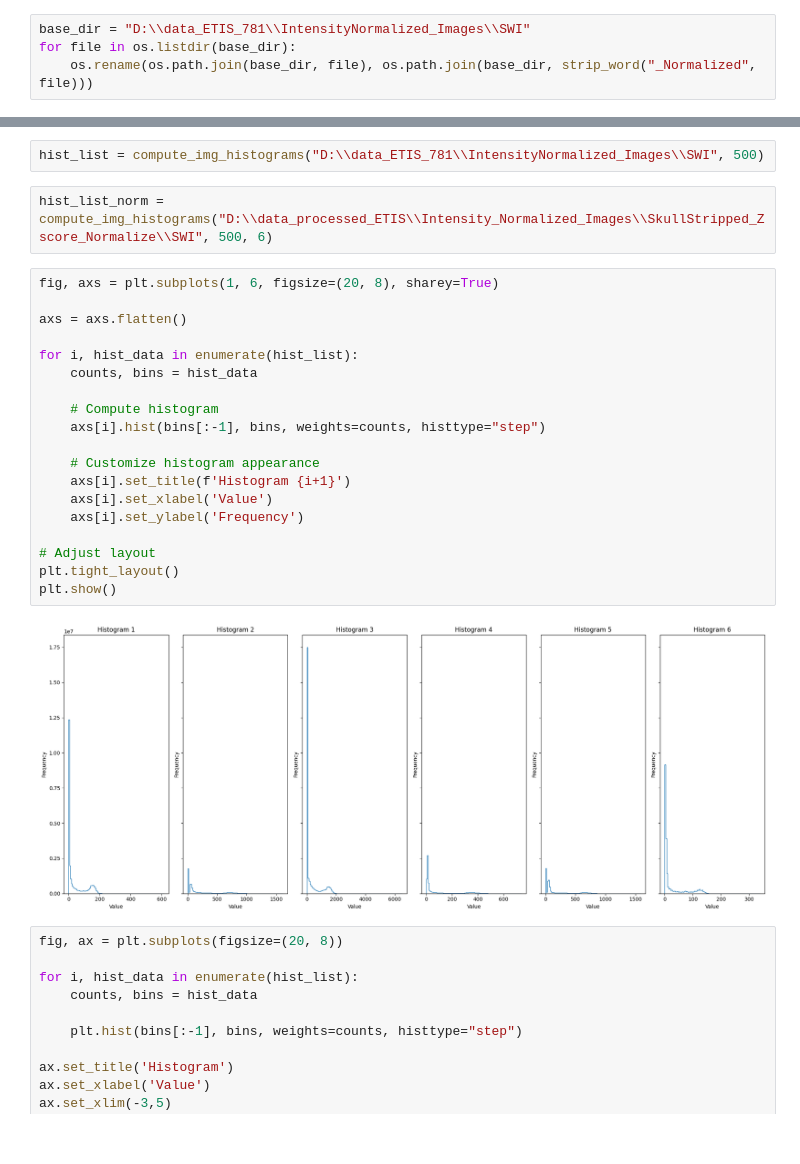
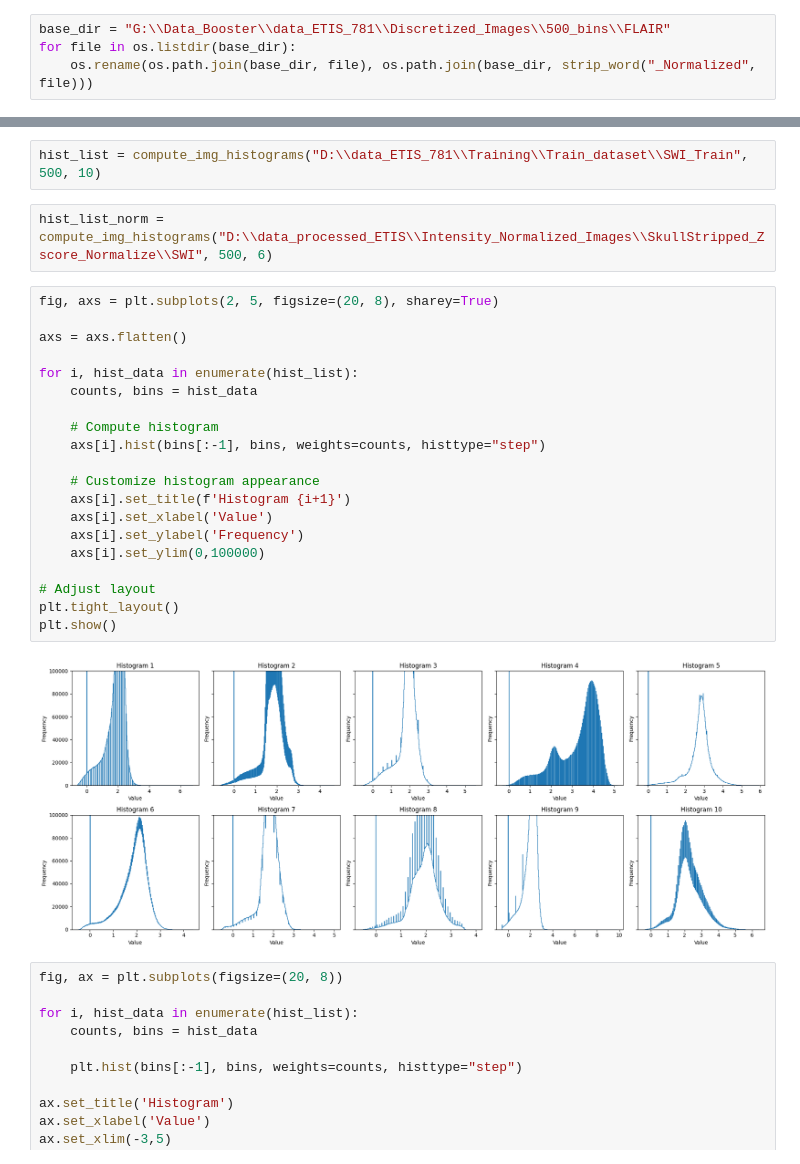
Before and after one commit to drci-foch/ETIS-Image, a Jupyter notebook: algo/preprocessing/Image_Normalization.ipynb, the cells around one changed output, grey strips where cells are left out. Cells and saved outputs as stored; diff of their text form.

```diff
--- a/algo/preprocessing/Image_Normalization.ipynb
+++ b/algo/preprocessing/Image_Normalization.ipynb
@@ -79,6 +61,6 @@ OSError: [Errno 28] No space left on device
 def strip_word(word, name):
     return name.replace(word, "")
 # %%
-base_dir = "D:\\data_ETIS_781\\IntensityNormalized_Images\\SWI"
+base_dir = "G:\\Data_Booster\\data_ETIS_781\\Discretized_Images\\500_bins\\FLAIR"
 for file in os.listdir(base_dir):
     os.rename(os.path.join(base_dir, file), os.path.join(base_dir, strip_word("_Normalized", file)))
@@ -105,30 +85,31 @@ def compute_img_histograms (source_path, histogram_bins, files_to_process=None):
 
     return histogram_list
 # %%
-hist_list = compute_img_histograms("D:\\data_ETIS_781\\IntensityNormalized_Images\\SWI", 500)
+hist_list = compute_img_histograms("D:\\data_ETIS_781\\Training\\Train_dataset\\SWI_Train", 500, 10)
 # %%
 hist_list_norm = compute_img_histograms("D:\\data_processed_ETIS\\Intensity_Normalized_Images\\SkullStripped_Zscore_Normalize\\SWI", 500, 6)
 # %%
-fig, axs = plt.subplots(1, 6, figsize=(20, 8), sharey=True)
+fig, axs = plt.subplots(2, 5, figsize=(20, 8), sharey=True)
 
 axs = axs.flatten()
 
 for i, hist_data in enumerate(hist_list):
     counts, bins = hist_data
 
     # Compute histogram
     axs[i].hist(bins[:-1], bins, weights=counts, histtype="step")
 
     # Customize histogram appearance
     axs[i].set_title(f'Histogram {i+1}')
     axs[i].set_xlabel('Value')
     axs[i].set_ylabel('Frequency')
+    axs[i].set_ylim(0,100000)
 
 # Adjust layout
 plt.tight_layout()
 plt.show()
 # %% [output]
-[figure, old version]
+[figure, new version]
 # %%
 fig, ax = plt.subplots(figsize=(20, 8))
 
```
Also changed, not shown: parts of 3 cells of this notebook, 14 other files.
